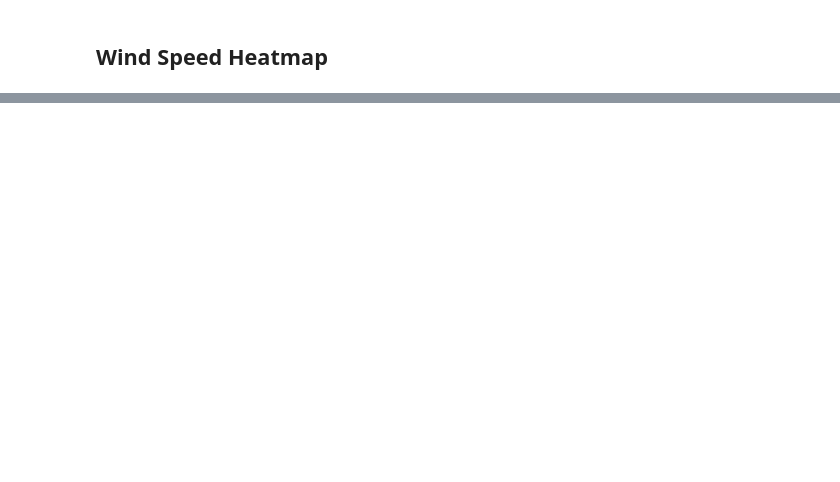
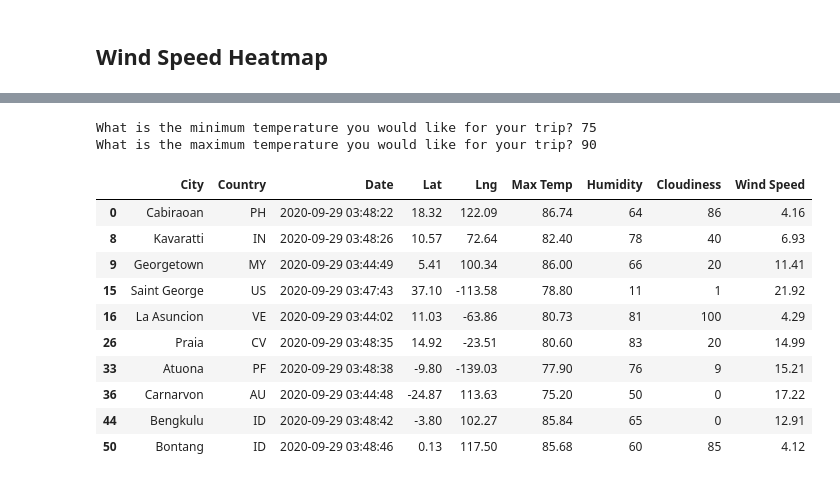
Before and after one commit to xher95/World_Weather_Analysis, a Jupyter notebook: WeatherPy.ipynb, the cells around one changed output, grey strips where cells are left out. Drawn from its saved outputs; the diff is of its cells as text; code cells hidden in the pictures; blank space fills up the shorter version.

```diff
--- a/WeatherPy.ipynb
+++ b/WeatherPy.ipynb
@@ -469,0 +474,24 @@ fig
+# %%
+# Ask the customer to add a minimum and maximum temperature value.
+min_temp = float(input("What is the minimum temperature you would like for your trip? "))
+max_temp = float(input("What is the maximum temperature you would like for your trip? "))
+# %% [output]
+What is the minimum temperature you would like for your trip? 75
+What is the maximum temperature you would like for your trip? 90
+# %%
+# Filter the dataset to find the cities that fit the criteria.
+preferred_cities_df = city_data_df.loc[(city_data_df["Max Temp"] <= max_temp) & \
+                                       (city_data_df["Max Temp"] >= min_temp)]
+preferred_cities_df.head(10)
+# %% [output]
+|  | City | Country | Date | Lat | Lng | Max Temp | Humidity | Cloudiness | Wind Speed |
+| 0 | Cabiraoan | PH | 2020-09-29 03:48:22 | 18.32 | 122.09 | 86.74 | 64 | 86 | 4.16 |
+| 8 | Kavaratti | IN | 2020-09-29 03:48:26 | 10.57 | 72.64 | 82.40 | 78 | 40 | 6.93 |
+| 9 | Georgetown | MY | 2020-09-29 03:44:49 | 5.41 | 100.34 | 86.00 | 66 | 20 | 11.41 |
+| 15 | Saint George | US | 2020-09-29 03:47:43 | 37.10 | -113.58 | 78.80 | 11 | 1 | 21.92 |
+| 16 | La Asuncion | VE | 2020-09-29 03:44:02 | 11.03 | -63.86 | 80.73 | 81 | 100 | 4.29 |
+| 26 | Praia | CV | 2020-09-29 03:48:35 | 14.92 | -23.51 | 80.60 | 83 | 20 | 14.99 |
+| 33 | Atuona | PF | 2020-09-29 03:48:38 | -9.80 | -139.03 | 77.90 | 76 | 9 | 15.21 |
+| 36 | Carnarvon | AU | 2020-09-29 03:44:48 | -24.87 | 113.63 | 75.20 | 50 | 0 | 17.22 |
+| 44 | Bengkulu | ID | 2020-09-29 03:48:42 | -3.80 | 102.27 | 85.84 | 65 | 0 | 12.91 |
+| 50 | Bontang | ID | 2020-09-29 03:48:46 | 0.13 | 117.50 | 85.68 | 60 | 85 | 4.12 |
```
Also changed, not shown: parts of 10 cells of this notebook.
